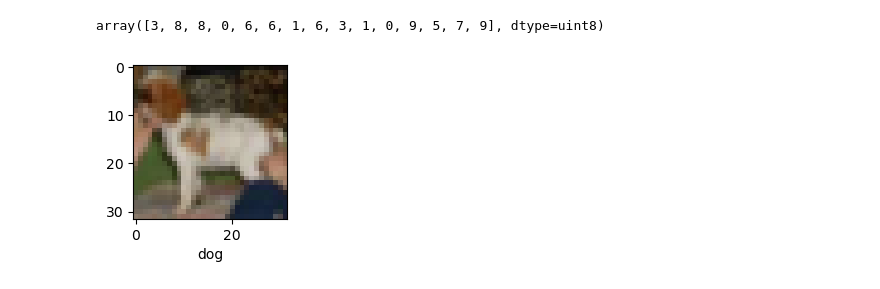
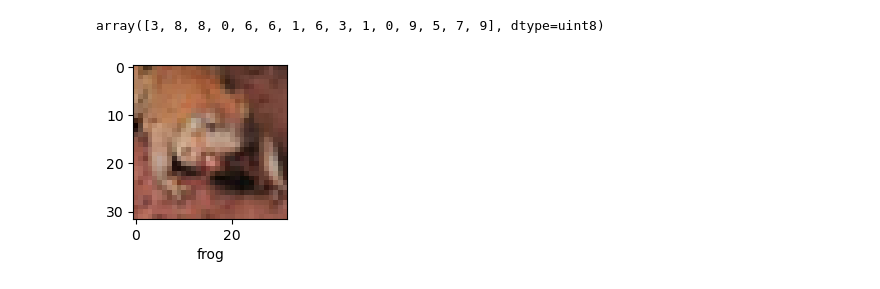
Before and after one commit to aqmery/ML, a Jupyter notebook: convolutional_neural_network/CNN.ipynb, the cells around one changed output. Drawn from its saved outputs; the diff is of its cells as text; code cells hidden in the pictures.

```diff
--- a/convolutional_neural_network/CNN.ipynb
+++ b/convolutional_neural_network/CNN.ipynb
@@ -127,6 +298,6 @@ def plot_sample(X,y, index):
     plt.imshow(X[index])
     plt.xlabel(classes[y[index]])
 # %%
-plot_sample(X_test, y_test, 12)
+plot_sample(X_test, y_test, 5)
 # %% [output]
-[figure, old version]
+[figure, new version]
```
Also changed, not shown: parts of 44 cells of this notebook.
